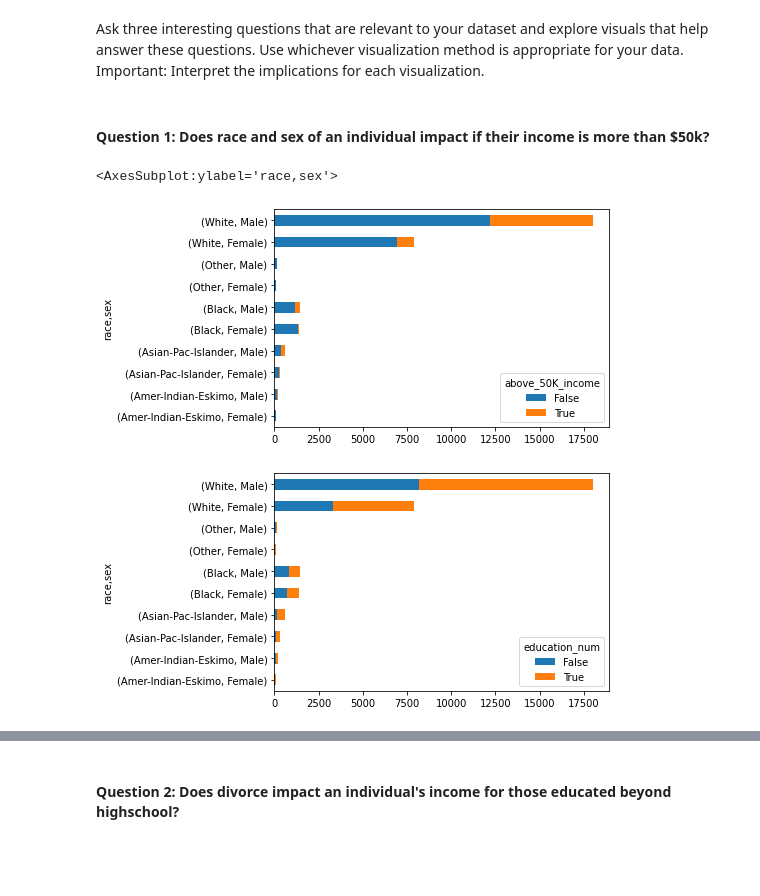
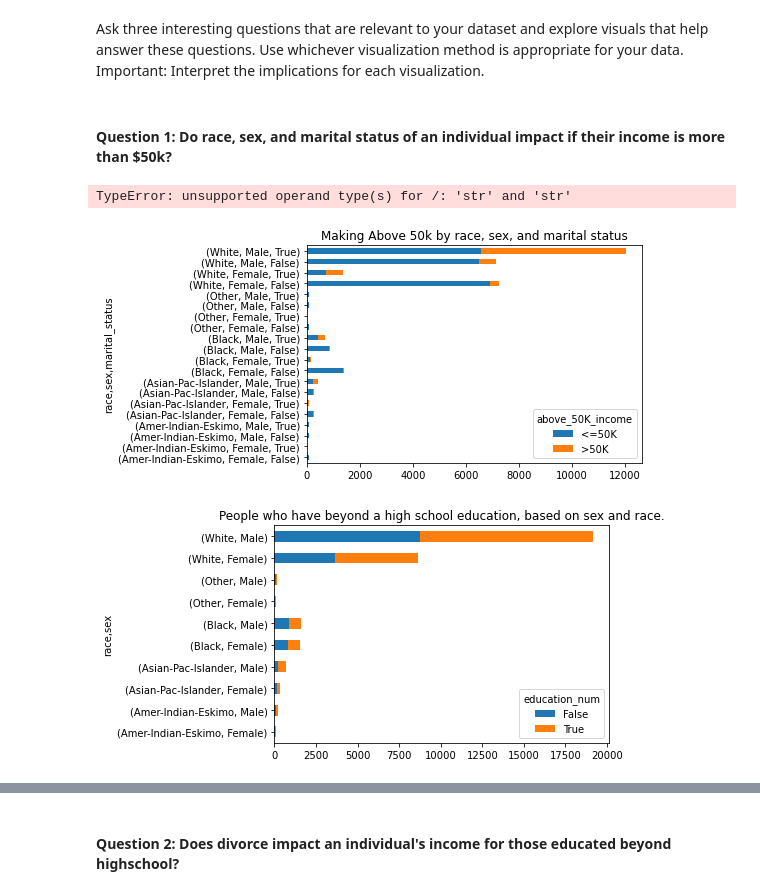
Before and after one commit to mariaherediaa/CS5324-Labs, a Jupyter notebook: Lab1/Lab 1.ipynb, the cells around one changed output, grey strips where cells are left out. Saved outputs shown, nothing was run; the diff lists cells and outputs as text; code cells hidden in the pictures; blank space fills up the shorter version.

```diff
--- a/Lab1/Lab 1.ipynb
+++ b/Lab1/Lab 1.ipynb
@@ -322,14 +322,60 @@ This plot shows a correlation matrix between all of the continuous attributes pr
 # %% [markdown]
 Ask three interesting questions that are relevant to your dataset and explore visuals that help answer these questions. Use whichever visualization method is appropriate for your data. Important: Interpret the implications for each visualization.
 # %% [markdown]
-#### Question 1: Does race and sex of an individual impact if their income is more than $50k?
+#### Question 1: Do race, sex, and marital status of an individual impact if their income is more than $50k?
-# %%
-# ADD: titles (plt.title(), x-axis labels plt.xlabel()
-
-pd.crosstab([df['race'], df['sex']], df['above_50K_income'].astype(bool)).plot(kind='barh', stacked=True)
-pd.crosstab([df['race'], df['sex']], (df['education_num'] > 9).astype(bool)).plot(kind='barh', stacked=True)
-# %% [output]
-<AxesSubplot:ylabel='race,sex'>
-[figure, removed]
-[figure, removed]
+# %%
+import pandas as pd
+import numpy as np
+
+
+# Data is given without column names
+columns = [
+    'age',
+    'workclass',
+    'fnlwgt',
+    'education',
+    'education_num',
+    'marital_status',
+    'occupation',
+    'relationship',
+    'race',
+    'sex',
+    'capital_gain',
+    'capital_loss',
+    'hours_per_week',
+    'native_country',
+    'above_50K_income'
+]
+
+df = pd.read_csv('adultdata.csv', names=columns, index_col=False, sep=', ', engine='python')
+
+
+
+# ADD: titles (plt.title(), x-axis labels plt.xlabel()
+
+# pd.crosstab([df['race'], df['sex']], df['above_50K_income'].astype(bool)).plot(kind='barh', stacked=True)
+
+# 1.
+pd.crosstab([df['race'], (df['sex']), (df['marital_status'] == 'Married-civ-spouse')], df['above_50K_income']).plot(kind='barh', stacked=True)
+
+# white_married_men = (df['race'] == 'White') & (df['sex'] == 'Male') & (df['marital_status'] == 'Married-civ-spouse')
+# # 2.
+# pd.crosstab(
+#     [white_married_men], df['above_50K_income']
+# ).plot(kind='barh', stacked=True)
+
+plt.title('Making Above 50k by race, sex, and marital status')
+
+pd.crosstab([df['race'], df['sex']], (df['education_num'] > 9).astype(bool)).plot(kind='barh', stacked=True)
+plt.title('People who have beyond a high school education, based on sex and race.')
+
+percentage_wmm = df[white_married_men].shape[0] / df.shape[0]
+percente_wmm_over_50k = df[white_married_men]['above_50K_income'].sum() / df['above_50K_income'].sum()
+
+print('White, married men make up {}% of the data'.format(round(percentage_wmm * 100, 0)))
+print('However, they make up {}% of the individuals making over 50k'.format(round(percente_wmm_over_50k * 100, 0)))
+# %% [output]
+TypeError: unsupported operand type(s) for /: 'str' and 'str'
+[figure, added]
+[figure, added]
 # %% [markdown]
```
Also changed, not shown: parts of 9 cells of this notebook.
